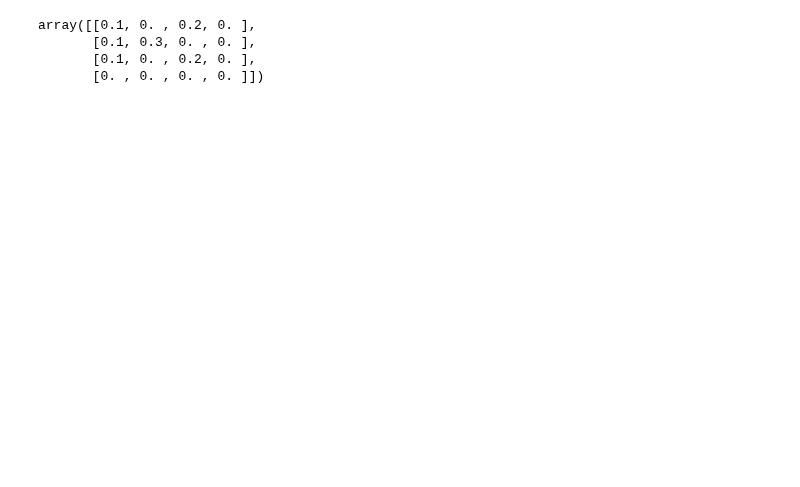
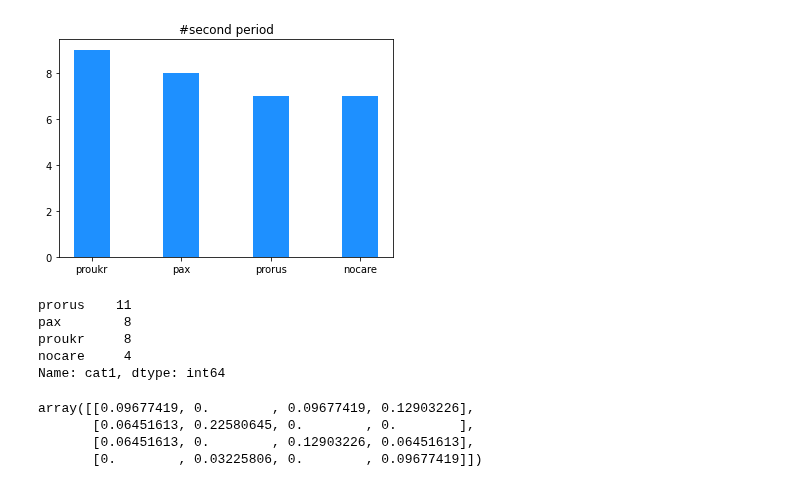
Before and after one commit to gatto/ds-network-analysis, a Jupyter notebook: py/project_tasks/Markov Chain.ipynb, the cells around one changed output. Cells and saved outputs as stored; diff of their text form; code cells hidden in the pictures; blank space fills up the shorter version.

```diff
--- a/py/project_tasks/Markov Chain.ipynb
+++ b/py/project_tasks/Markov Chain.ipynb
@@ -89,7 +112,24 @@ df
+# %%
+x=['proukr','pax','prorus','nocare']
+y=df['cat2'].value_counts()
+plt.bar(x,y, width=0.4, color='dodgerblue')
+plt.title('#second period')
+plt.show()
+# %% [output]
+[figure, added]
+# %%
+df['cat1'].value_counts()
+# %% [output]
+prorus    11
+pax        8
+proukr     8
+nocare     4
+Name: cat1, dtype: int64
 # %%
-markov(df,'cat1','cat2')
+matrix=markov(df,'cat1','cat2')
+matrix
 # %% [output]
-array([[0.1, 0. , 0.2, 0. ],
-       [0.1, 0.3, 0. , 0. ],
-       [0.1, 0. , 0.2, 0. ],
-       [0. , 0. , 0. , 0. ]])
+array([[0.09677419, 0.        , 0.09677419, 0.12903226],
+       [0.06451613, 0.22580645, 0.        , 0.        ],
+       [0.06451613, 0.        , 0.12903226, 0.06451613],
+       [0.        , 0.03225806, 0.        , 0.09677419]])
```
Also changed, not shown: parts of 47 cells of this notebook, 4 other files.
